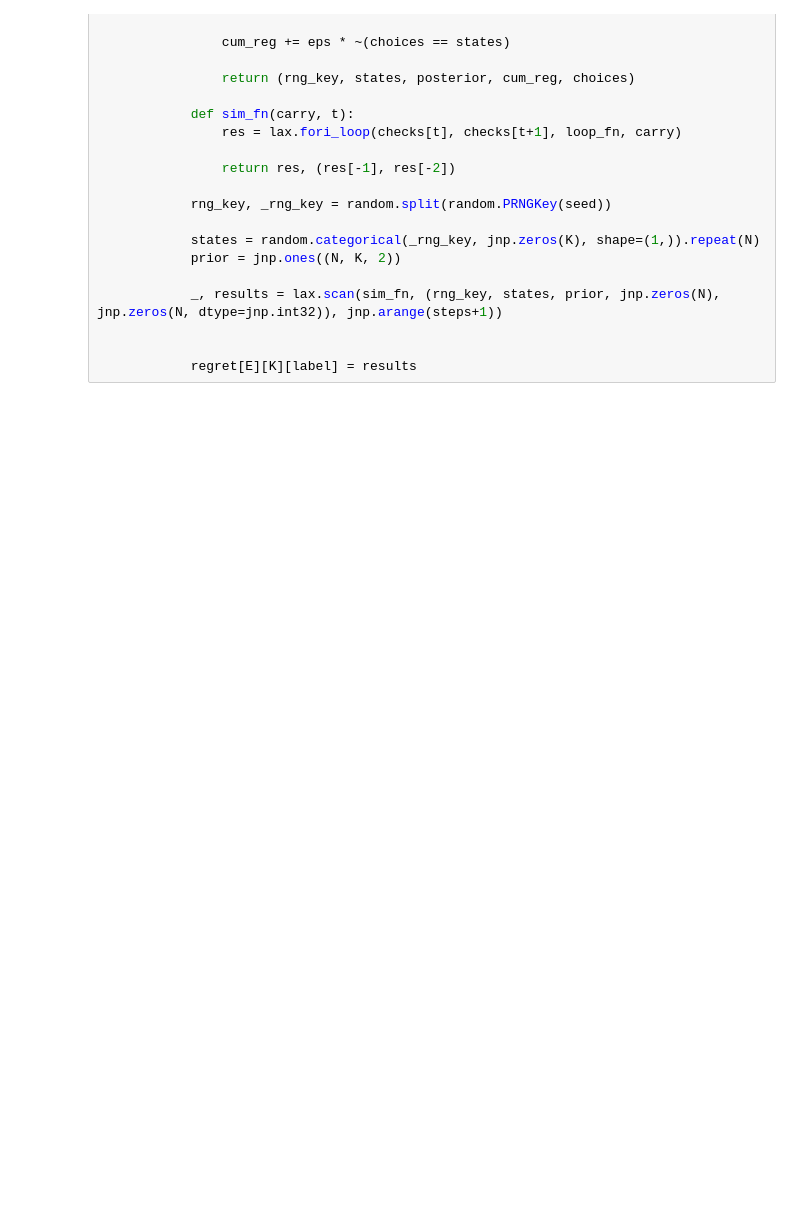
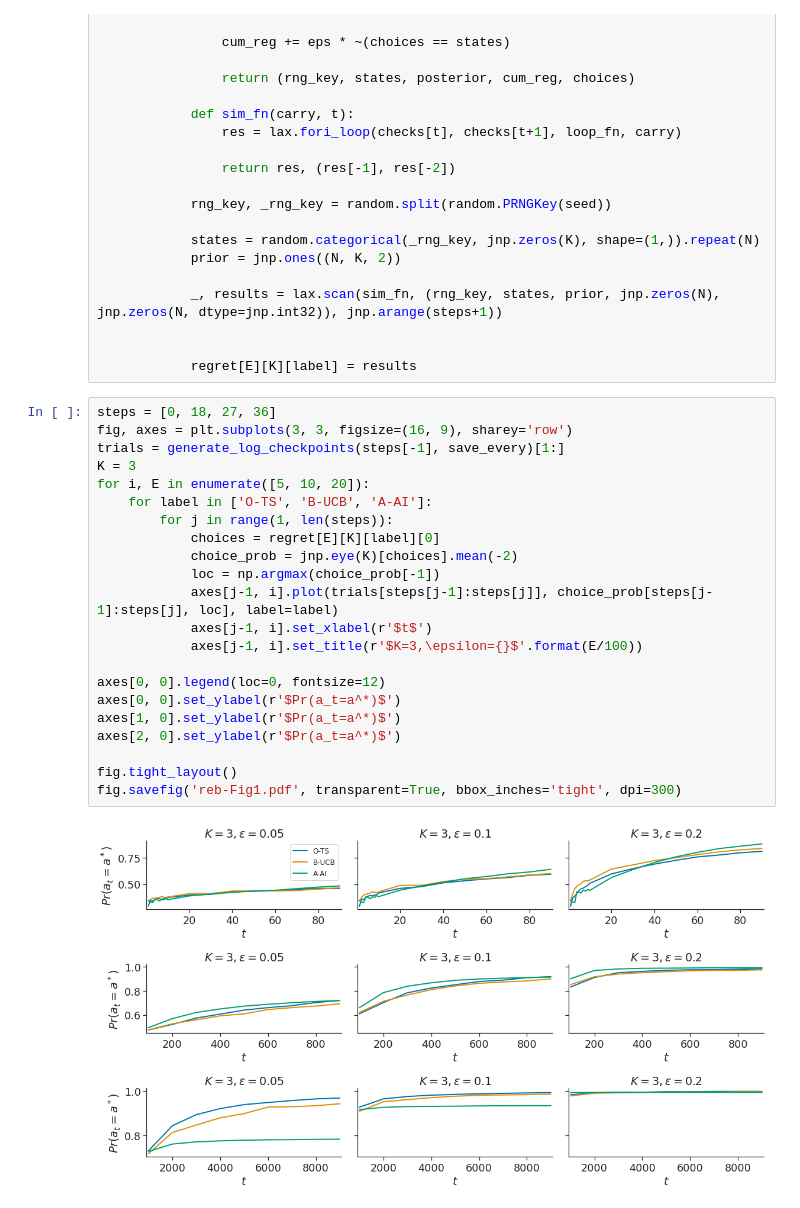
Before and after one commit to dimarkov/aibandits, a Jupyter notebook: notebooks/stationary/stationary_bandits_plotting.ipynb, the cells around one changed output. Drawn from its saved outputs; the diff is of its cells as text; blank space fills up the shorter version.

Commit message:
plot probability of selecting the optimal arm

```diff
--- a/notebooks/stationary/stationary_bandits_plotting.ipynb
+++ b/notebooks/stationary/stationary_bandits_plotting.ipynb
@@ -237,3 +237,27 @@ for E in [5, 10, 20]:
 
 
             regret[E][K][label] = results
+# %%
+steps = [0, 18, 27, 36]
+fig, axes = plt.subplots(3, 3, figsize=(16, 9), sharey='row')
+trials = generate_log_checkpoints(steps[-1], save_every)[1:]
+K = 3
+for i, E in enumerate([5, 10, 20]):
+    for label in ['O-TS', 'B-UCB', 'A-AI']:
+        for j in range(1, len(steps)):
+            choices = regret[E][K][label][0]
+            choice_prob = jnp.eye(K)[choices].mean(-2)
+            loc = np.argmax(choice_prob[-1])
+            axes[j-1, i].plot(trials[steps[j-1]:steps[j]], choice_prob[steps[j-1]:steps[j], loc], label=label)
+            axes[j-1, i].set_xlabel(r'$t$')
+            axes[j-1, i].set_title(r'$K=3,\epsilon={}$'.format(E/100))
+
+axes[0, 0].legend(loc=0, fontsize=12)
+axes[0, 0].set_ylabel(r'$Pr(a_t=a^*)$')
+axes[1, 0].set_ylabel(r'$Pr(a_t=a^*)$')
+axes[2, 0].set_ylabel(r'$Pr(a_t=a^*)$')
+
+fig.tight_layout()
+fig.savefig('reb-Fig1.pdf', transparent=True, bbox_inches='tight', dpi=300)
+# %% [output]
+[figure, added]
```
